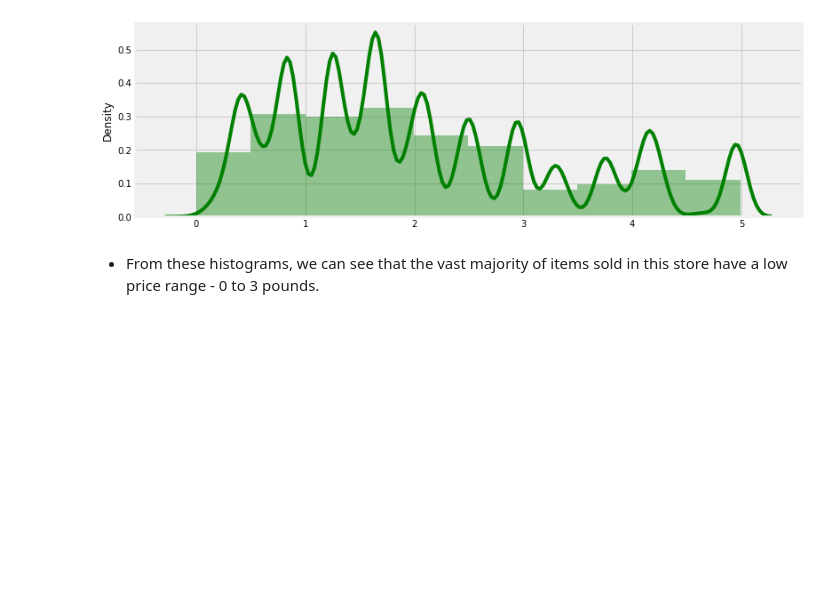
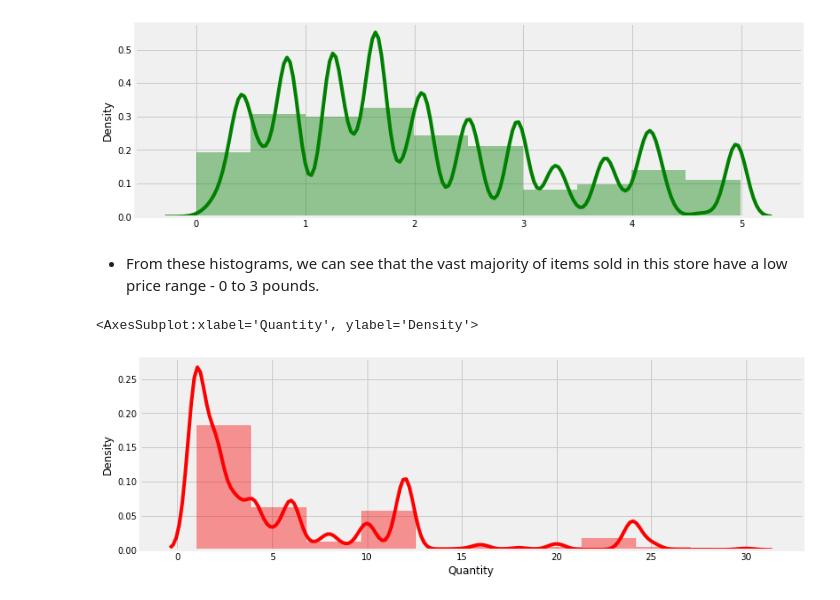
Before and after one commit to AmirMotefaker/Predicting-Sales-Ecommerce, a Jupyter notebook: predicting-sales-ecommerce.ipynb, the cells around one changed output. Drawn from its saved outputs; the diff is of its cells as text; code cells hidden in the pictures; blank space fills up the shorter version.

```diff
--- a/predicting-sales-ecommerce.ipynb
+++ b/predicting-sales-ecommerce.ipynb
@@ -497,3 +497,9 @@ sns.distplot(df_quantile[df_quantile['UnitPrice'] < 5]['UnitPrice'].values, kde=
 [figure]
 # %% [markdown]
 - From these histograms, we can see that the vast majority of items sold in this store have a low price range - 0 to 3 pounds.
+# %%
+plt.figure(figsize=(12,4))
+sns.distplot(df_quantile[df_quantile['Quantity'] <= 30]['Quantity'], kde=True, bins=10, color='red')
+# %% [output]
+<AxesSubplot:xlabel='Quantity', ylabel='Density'>
+[figure, added]
```
Also changed, not shown: parts of 1 cell of this notebook.
